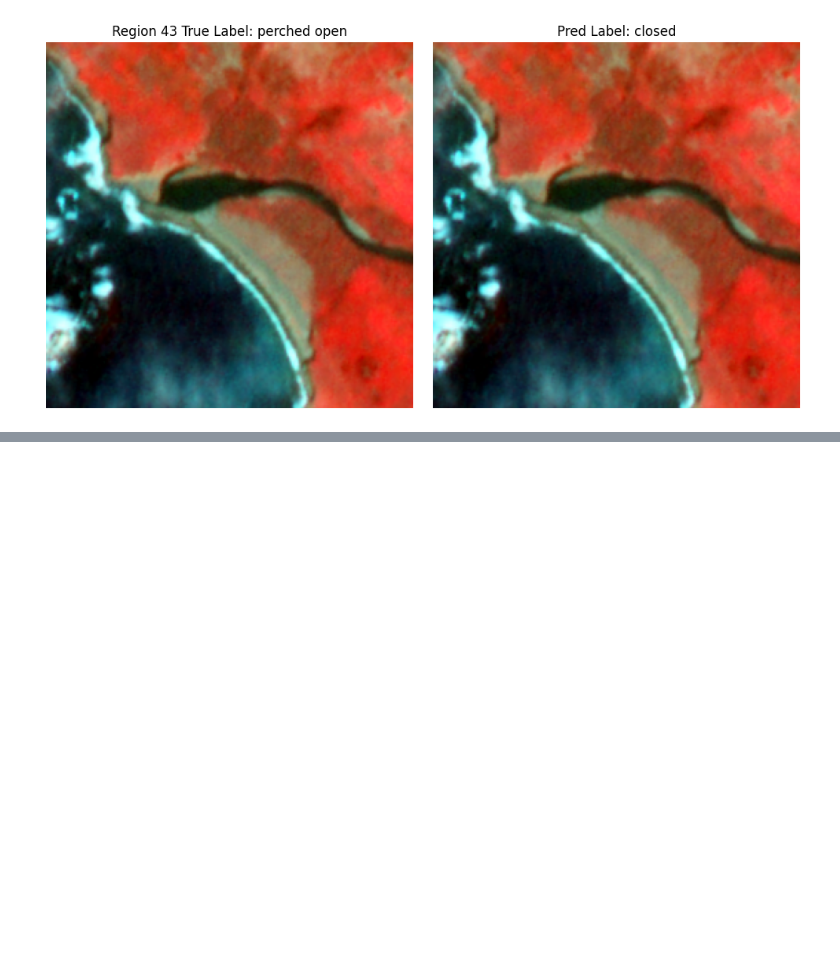
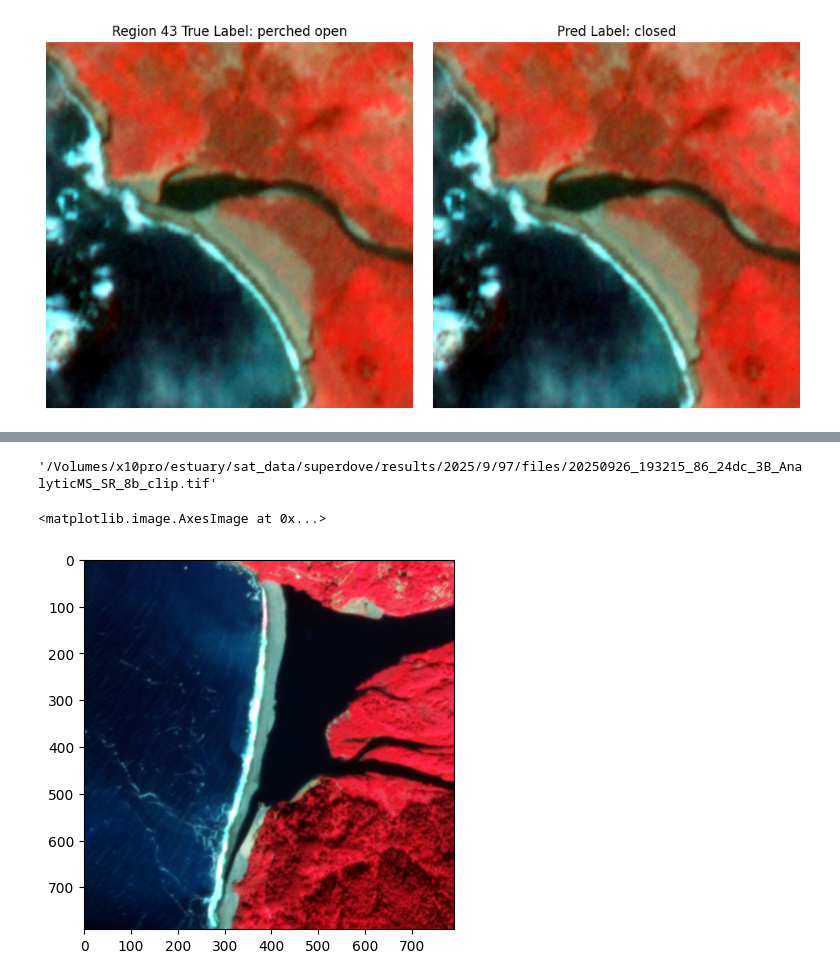
Before and after one commit to kyle-dorman/estuary, a Jupyter notebook: notebooks/labels_compare.ipynb, the cells around one changed output, grey strips where cells are left out. Cells and saved outputs as stored; diff of their text form; code cells hidden in the pictures; blank space fills up the shorter version.

Commit message:
label review and paper figures

```diff
--- a/notebooks/labels_compare.ipynb
+++ b/notebooks/labels_compare.ipynb
@@ -715 +690,22 @@ table
 | 1 | Merged Same-Day | 76621 | 5.2 | 49.0 | 12.3 | 33.5 |
+# %%
+non_merged_preds[
+    (non_merged_preds.region == 97)
+    & (non_merged_preds.y_pred == 0)
+    & (non_merged_preds.y_pred_unsure == False)
+].source_tif.iloc[0]
+# %% [output]
+'/Volumes/x10pro/estuary/sat_data/superdove/results/2025/9/97/files/20250926_193215_86_24dc_3B_AnalyticMS_SR_8b_clip.tif'
+# %%
+pth = "/Volumes/x10pro/estuary/sat_data/superdove/results/2025/9/97/files/20250926_193215_86_24dc_3B_AnalyticMS_SR_8b_clip.tif"
+
+with rasterio.open(pth) as src:
+    data = src.read().astype(np.float32)
+    nodata = src.read(1, masked=True).mask
+    img = false_color(data, nodata)
+
+plt.figure()
+plt.imshow(img)
+# %% [output]
+<matplotlib.image.AxesImage at 0x...>
+[figure, added]
```
Also changed, not shown: parts of 24 cells of this notebook, 4 other files.
